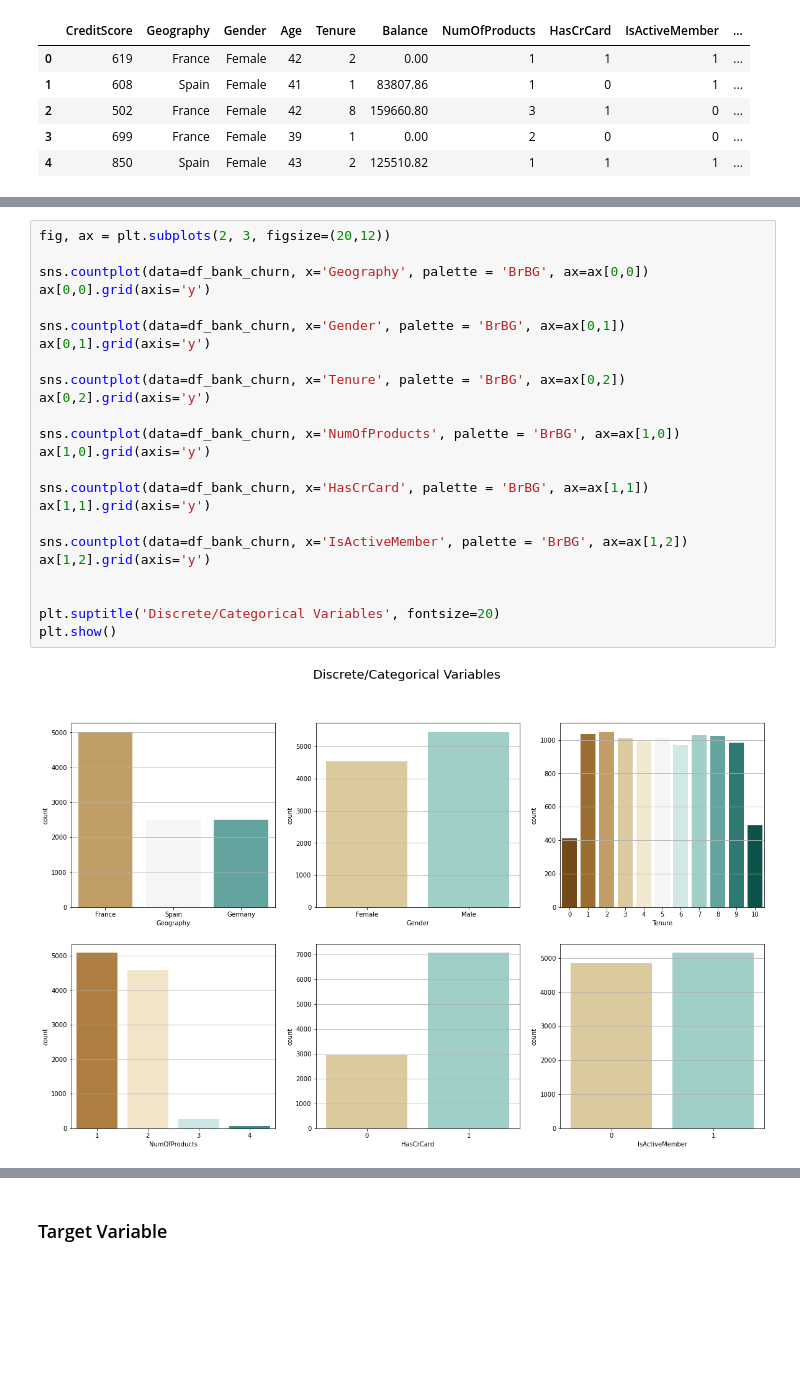
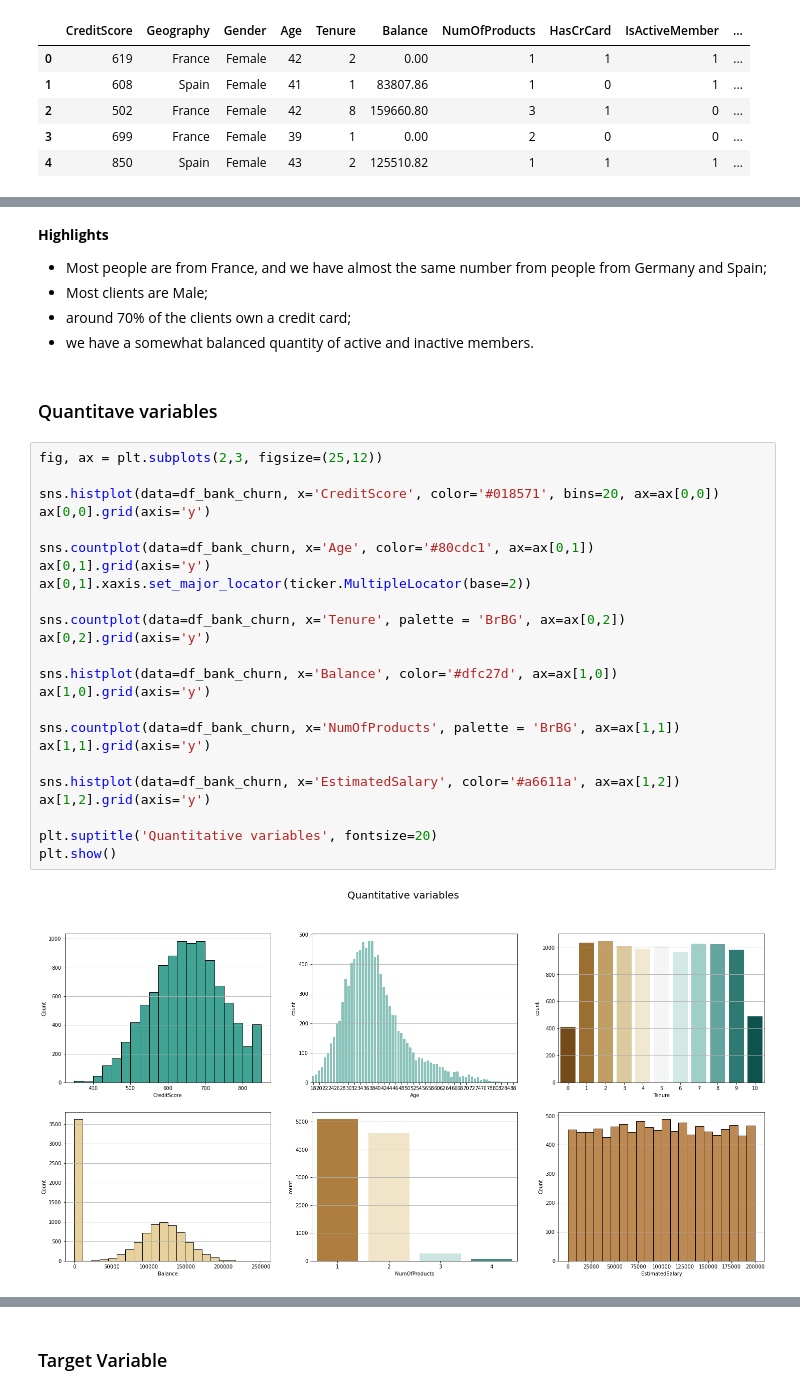
Before and after one commit to gperbone/Bank_Customer_Churn, a Jupyter notebook: bank_churn.ipynb, the cells around one changed output, grey strips where cells are left out. Cells and saved outputs as stored; diff of their text form; blank space fills up the shorter version.

```diff
--- a/bank_churn.ipynb
+++ b/bank_churn.ipynb
@@ -181,26 +201,34 @@ df_bank_churn.head()
+# %% [markdown]
+**Highlights**
+- Most people are from France, and we have almost the same number from people from Germany and Spain;
+- Most clients are Male;
+- around 70% of the clients own a credit card;
+- we have a somewhat balanced quantity of active and inactive members.
+# %% [markdown]
+### Quantitave variables
 # %%
-fig, ax = plt.subplots(2, 3, figsize=(20,12))
+fig, ax = plt.subplots(2,3, figsize=(25,12))
 
-sns.countplot(data=df_bank_churn, x='Geography', palette = 'BrBG', ax=ax[0,0])
+sns.histplot(data=df_bank_churn, x='CreditScore', color='#018571', bins=20, ax=ax[0,0])
 ax[0,0].grid(axis='y')
 
-sns.countplot(data=df_bank_churn, x='Gender', palette = 'BrBG', ax=ax[0,1])
+sns.countplot(data=df_bank_churn, x='Age', color='#80cdc1', ax=ax[0,1])
 ax[0,1].grid(axis='y')
+ax[0,1].xaxis.set_major_locator(ticker.MultipleLocator(base=2))
 
 sns.countplot(data=df_bank_churn, x='Tenure', palette = 'BrBG', ax=ax[0,2])
 ax[0,2].grid(axis='y')
 
-sns.countplot(data=df_bank_churn, x='NumOfProducts', palette = 'BrBG', ax=ax[1,0])
+sns.histplot(data=df_bank_churn, x='Balance', color='#dfc27d', ax=ax[1,0])
 ax[1,0].grid(axis='y')
 
-sns.countplot(data=df_bank_churn, x='HasCrCard', palette = 'BrBG', ax=ax[1,1])
+sns.countplot(data=df_bank_churn, x='NumOfProducts', palette = 'BrBG', ax=ax[1,1])
 ax[1,1].grid(axis='y')
 
-sns.countplot(data=df_bank_churn, x='IsActiveMember', palette = 'BrBG', ax=ax[1,2])
+sns.histplot(data=df_bank_churn, x='EstimatedSalary', color='#a6611a', ax=ax[1,2])
 ax[1,2].grid(axis='y')
 
-
-plt.suptitle('Discrete/Categorical Variables', fontsize=20)
+plt.suptitle('Quantitative variables', fontsize=20)
 plt.show()
 # %% [output]
-[figure, old version]
+[figure, new version]
```
Also changed, not shown: parts of 53 cells of this notebook, 2 other files.
